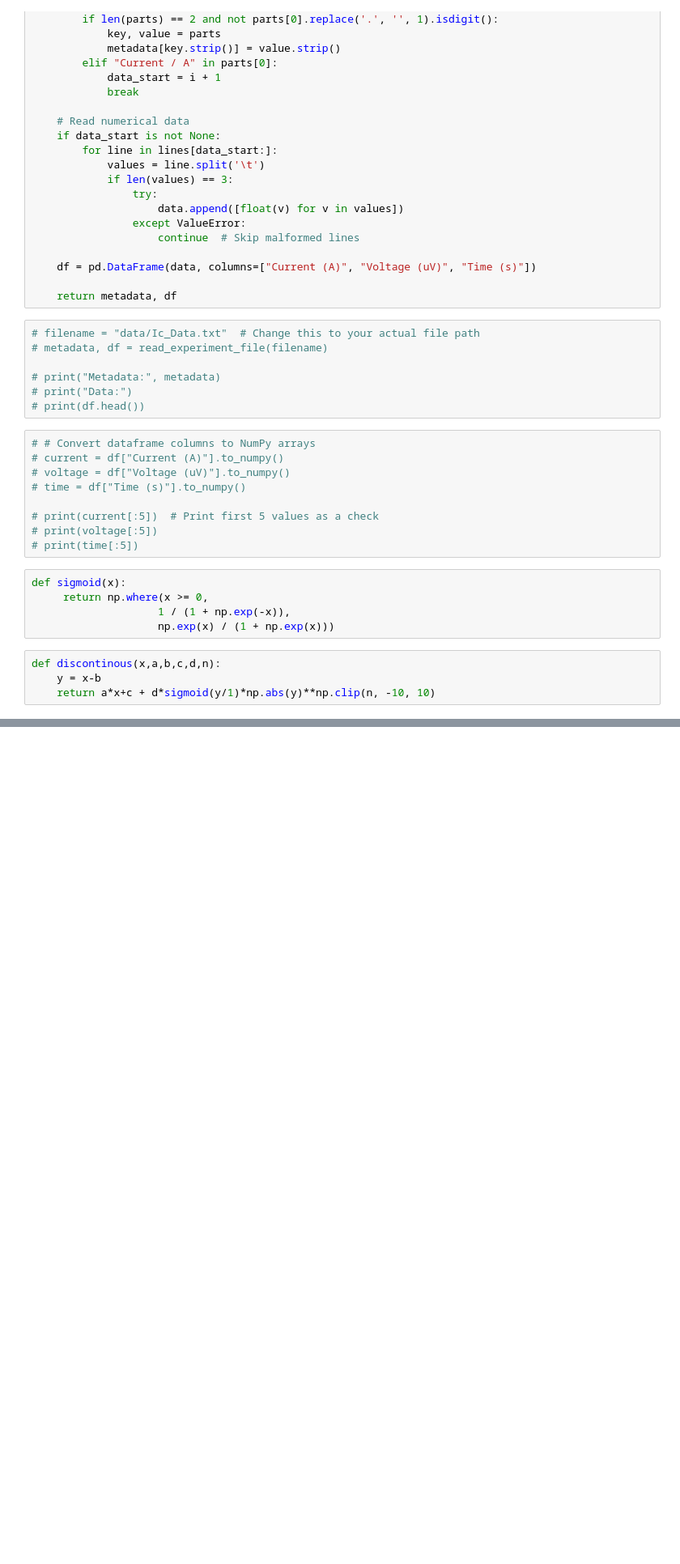
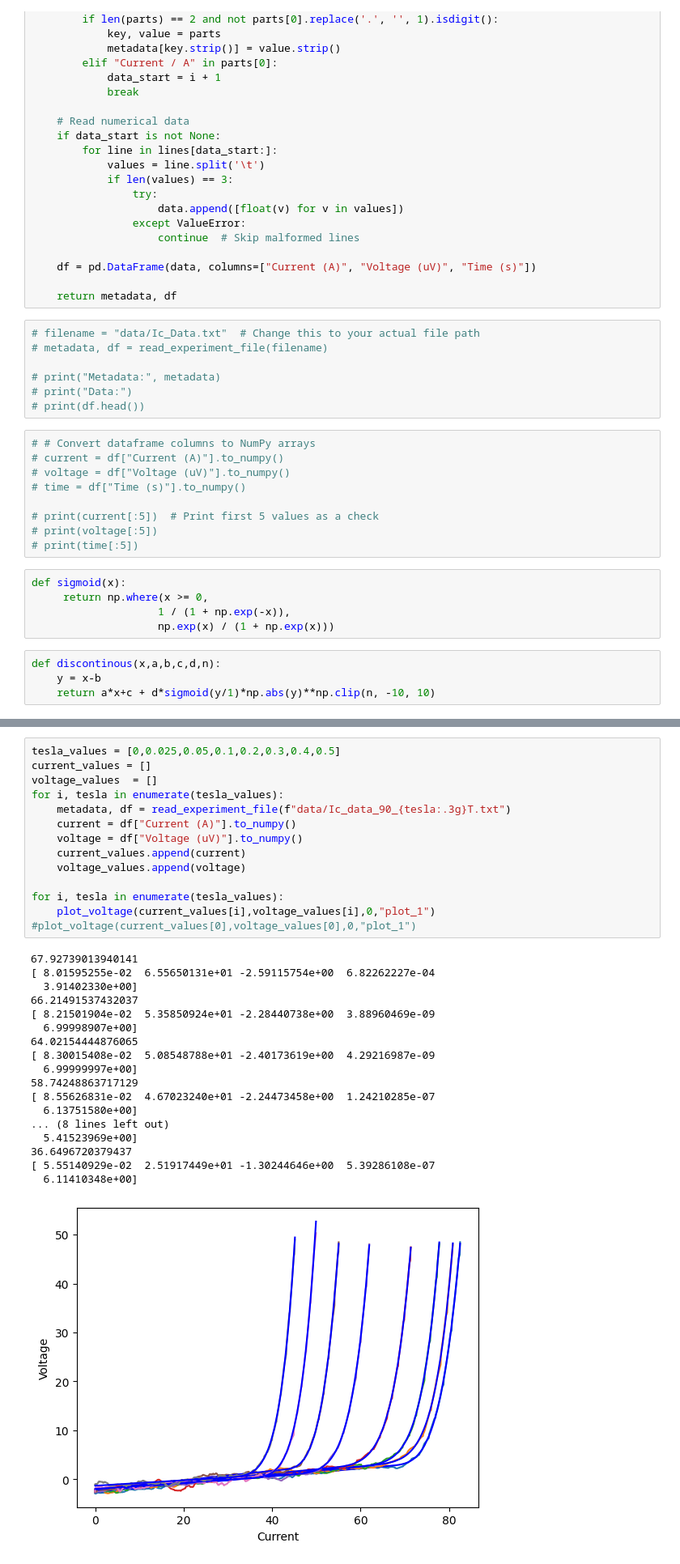
Before and after one commit to FelixWattsYork/ICY_Lab, a Jupyter notebook: Data_Analysis.ipynb, the cells around one changed output, grey strips where cells are left out. Shown: that part at 81% size. Drawn from its saved outputs; the diff is of its cells as text; blank space fills up the shorter version.

```diff
--- a/Data_Analysis.ipynb
+++ b/Data_Analysis.ipynb
@@ -103,0 +135,33 @@ RuntimeError: Optimal parameters not found: The maximum number of function evalu
+# %%
+tesla_values = [0,0.025,0.05,0.1,0.2,0.3,0.4,0.5]
+current_values = []
+voltage_values  = []
+for i, tesla in enumerate(tesla_values):
+    metadata, df = read_experiment_file(f"data/Ic_data_90_{tesla:.3g}T.txt")
+    current = df["Current (A)"].to_numpy()
+    voltage = df["Voltage (uV)"].to_numpy()
+    current_values.append(current)
+    voltage_values.append(voltage)
+
+for i, tesla in enumerate(tesla_values):
+    plot_voltage(current_values[i],voltage_values[i],0,"plot_1")
+#plot_voltage(current_values[0],voltage_values[0],0,"plot_1")
+# %% [output]
+67.92739013940141
+[ 8.01595255e-02  6.55650131e+01 -2.59115754e+00  6.82262227e-04
+  3.91402330e+00]
+66.21491537432037
+[ 8.21501904e-02  5.35850924e+01 -2.28440738e+00  3.88960469e-09
+  6.99998907e+00]
+64.02154444876065
+[ 8.30015408e-02  5.08548788e+01 -2.40173619e+00  4.29216987e-09
+  6.99999997e+00]
+58.74248863717129
+[ 8.55626831e-02  4.67023240e+01 -2.24473458e+00  1.24210285e-07
+  6.13751580e+00]
+... (8 lines left out)
+  5.41523969e+00]
+36.6496720379437
+[ 5.55140929e-02  2.51917449e+01 -1.30244646e+00  5.39286108e-07
+  6.11410348e+00]
+[figure, added]
```
Also changed, not shown: parts of 3 cells of this notebook, 8 other files.
